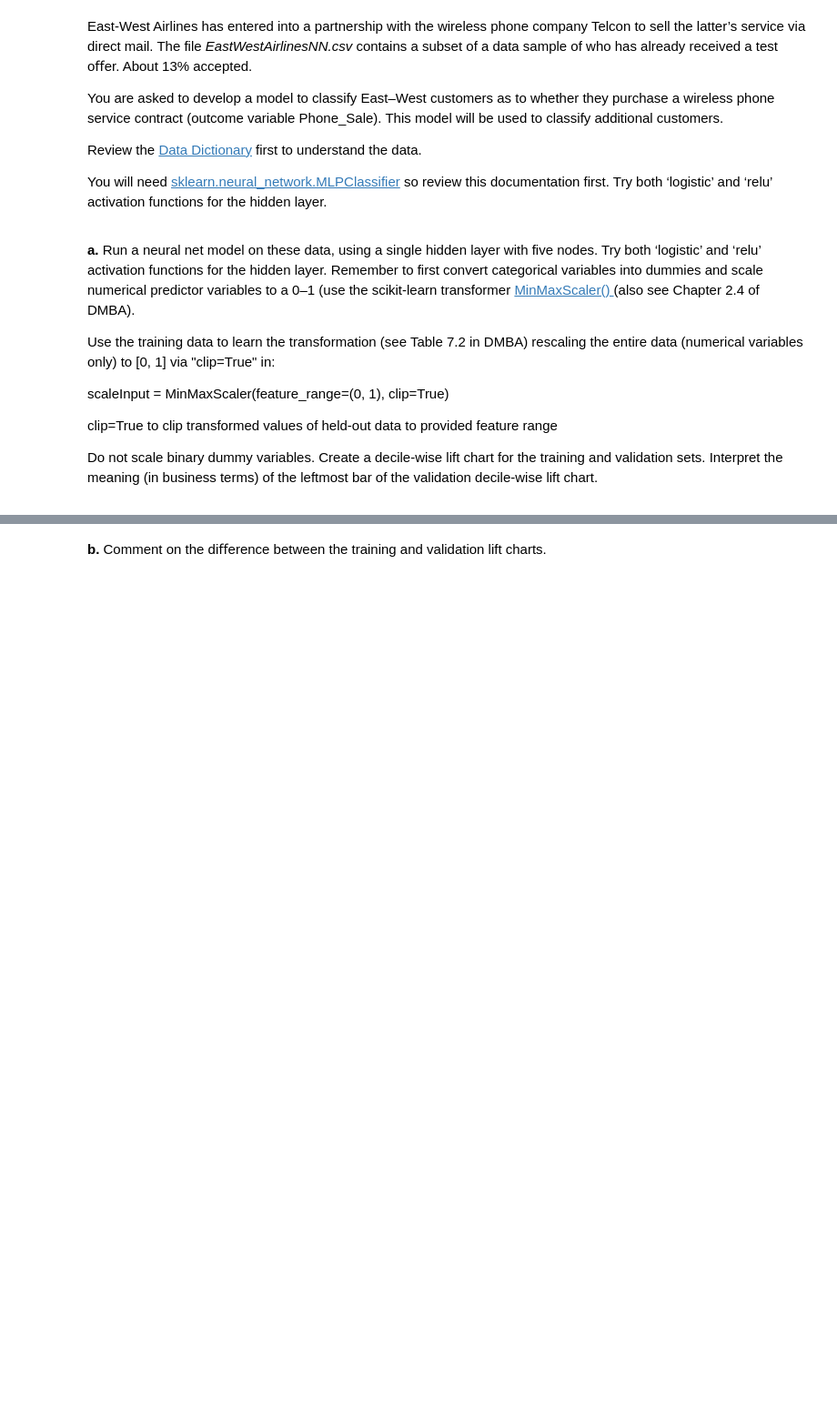
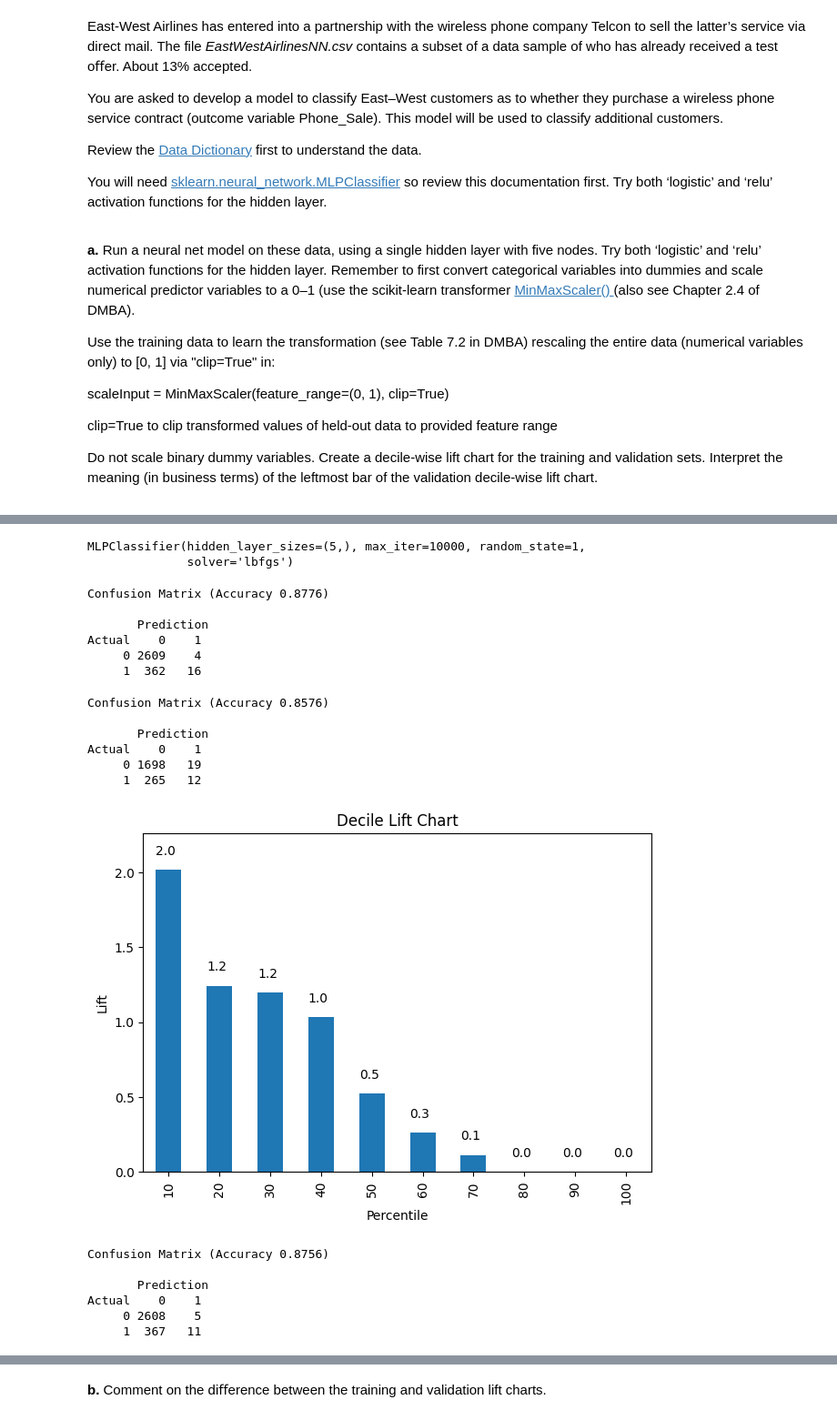
Before and after one commit to wolfesamk/MSBA-207, a Jupyter notebook: Homework/MSBA 207 Chapter 11.ipynb, the cells around one changed output, grey strips where cells are left out. Shown: that part at 91% size. Saved outputs shown, nothing was run; the diff lists cells and outputs as text; code cells hidden in the pictures; blank space fills up the shorter version.

```diff
--- a/Homework/MSBA 207 Chapter 11.ipynb
+++ b/Homework/MSBA 207 Chapter 11.ipynb
@@ -87,0 +132,5 @@ dtype: object
+# %%
+X = airline_df.drop(columns=outcome)
+y = airline_df[outcome]
+train_X, valid_X, train_y, valid_y = train_test_split(X, y, test_size=0.4, random_state=1)
+train_X
@@ -87,0 +151,5 @@ dtype: object
+# %%
+scaleInput = MinMaxScaler(feature_range=(0,1),clip=True)
+train_X = pd.DataFrame(scaleInput.fit_transform(train_X),columns=train_X.columns)
+valid_X = pd.DataFrame(scaleInput.fit_transform(valid_X),columns=valid_X.columns)
+train_X
@@ -87,0 +170,50 @@ dtype: object
+# %%
+# train neural network with 1 layer and 5 hidden nodes and logistic
+MLPC_Logi = MLPClassifier(hidden_layer_sizes=(5,), activation='logistic', solver='lbfgs', random_state=1, max_iter=10000)
+MLPC_Logi.fit(train_X, train_y.values)
+
+# train neural network with 1 layer and 5 hidden nodes and relu
+MLPC_Relu = MLPClassifier(hidden_layer_sizes=(5,), activation='relu', solver='lbfgs', random_state=1, max_iter=10000)
+MLPC_Relu.fit(train_X, train_y.values)
+# %% [output]
+MLPClassifier(hidden_layer_sizes=(5,), max_iter=10000, random_state=1,
+              solver='lbfgs')
+# %%
+classificationSummary(train_y, MLPC_Logi.predict(train_X))
+# %% [output]
+Confusion Matrix (Accuracy 0.8776)
+
+       Prediction
+Actual    0    1
+     0 2609    4
+     1  362   16
+# %%
+classificationSummary(valid_y, MLPC_Logi.predict(valid_X))
+# %% [output]
+Confusion Matrix (Accuracy 0.8576)
+
+       Prediction
+Actual    0    1
+     0 1698   19
+     1  265   12
+# %%
+MLPC_Logi_probas = MLPC_Logi.predict_proba(valid_X)
+MLPC_Logi_probas_df = pd.DataFrame(MLPC_Logi_probas)
+MLPC_Logi_probas_df['Predicted'] = MLPC_Logi_probas_df[1]
+MLPC_Logi_probas_df = MLPC_Logi_probas_df.drop(columns=[0,1])
+# %%
+MLPC_Logi_Results = pd.DataFrame({'Predicted': MLPC_Logi_probas_df['Predicted'], 'Actual': valid_y})
+liftChart(MLPC_Logi_Results.sort_values(by=['Predicted'], ascending=False).Predicted, labelBars=True, title='Decile Lift Chart')
+plt.tight_layout()
+plt.show()
+# %% [output]
+[figure, added]
+# %%
+classificationSummary(train_y, MLPC_Relu.predict(train_X))
+# %% [output]
+Confusion Matrix (Accuracy 0.8756)
+
+       Prediction
+Actual    0    1
+     0 2608    5
+     1  367   11
```
Also changed, not shown: parts of 49 cells of this notebook.
